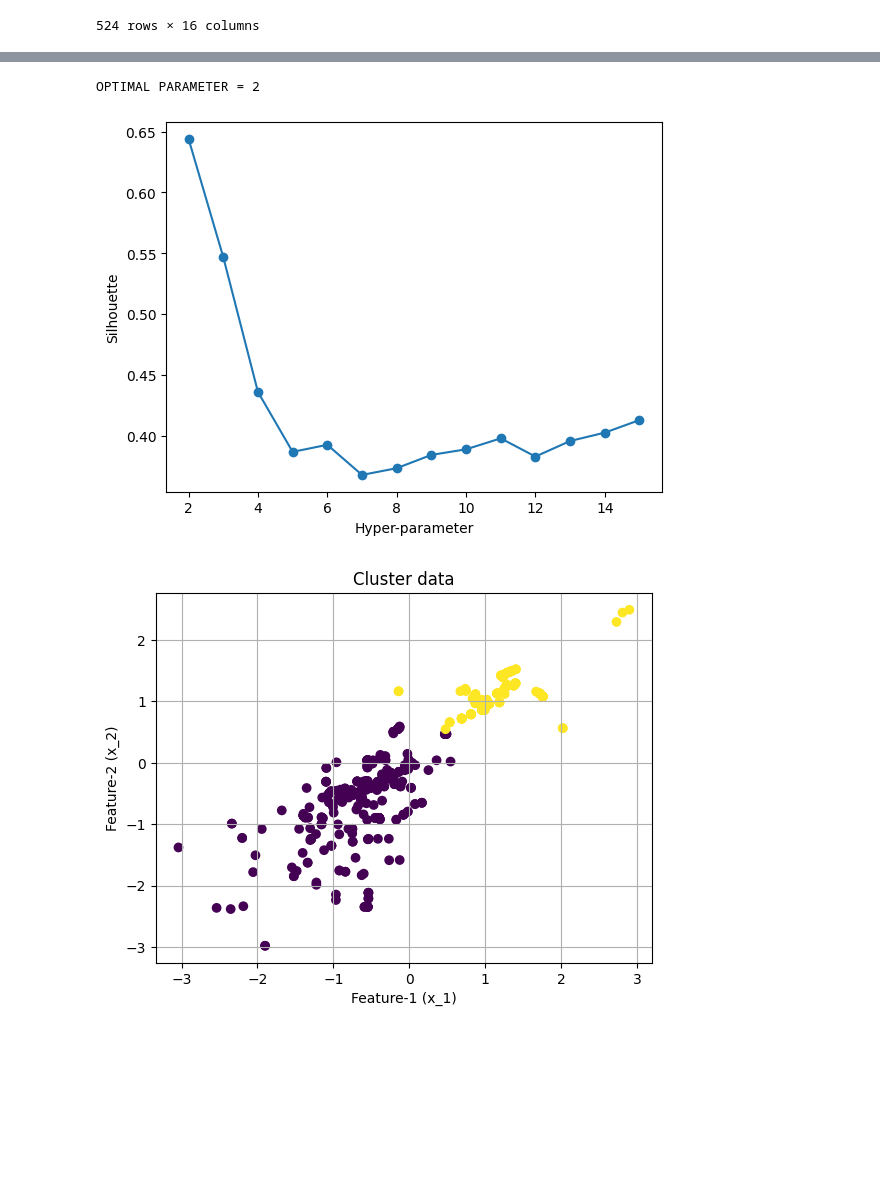
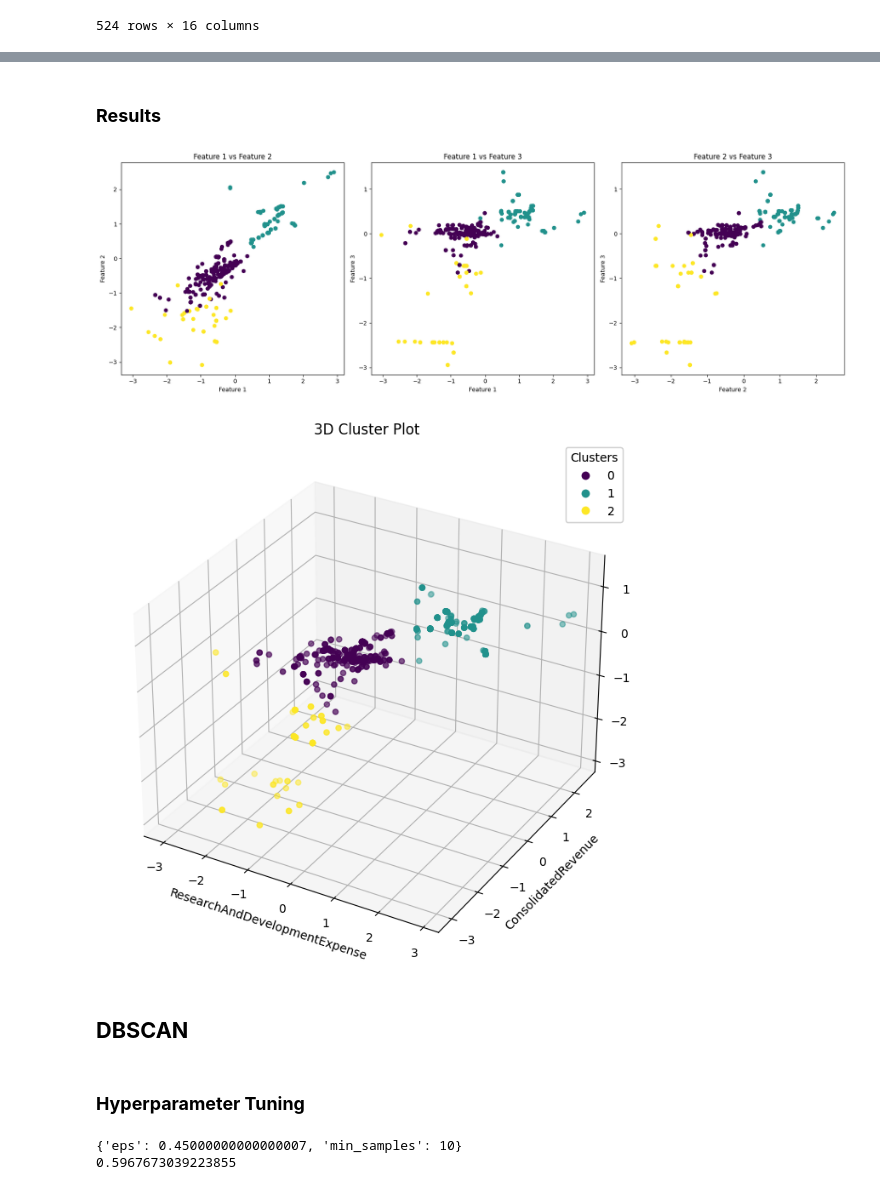
Before and after one commit to anly501/dsan-5000-project-bdools, a Jupyter notebook: DSAN-5000-Website/clustering/clustering.ipynb, the cells around one changed output, grey strips where cells are left out. Cells and saved outputs as stored; diff of their text form; code cells hidden in the pictures; blank space fills up the shorter version.

```diff
--- a/DSAN-5000-Website/clustering/clustering.ipynb
+++ b/DSAN-5000-Website/clustering/clustering.ipynb
@@ -245,7 +151,71 @@ OPTIMAL PARAMETER = 1.0
-# %%
-opt_labels=maximize_silhouette(X,algo="ag",nmax=15, i_plot=True)
-plot(X,opt_labels)
-# %% [output]
-OPTIMAL PARAMETER = 2
-[figure, removed]
-[figure, removed]
+# %% [markdown]
+### **Results**
+# %%
+from mpl_toolkits.mplot3d import Axes3D
+
+kmeans = KMeans(n_clusters=3, random_state=50, n_init="auto", init="k-means++")
+kmeans.fit(X)
+labels = kmeans.labels_
+
+# 2D Plots
+fig, axes = plt.subplots(1, 3, figsize=(18, 6))
+
+pairs = [(0, 1), (0, 2), (1, 2)]
+titles = ['Feature 1 vs Feature 2', 'Feature 1 vs Feature 3', 'Feature 2 vs Feature 3']
+
+for i, (x, y) in enumerate(pairs):
+    axes[i].scatter(X[:, x], X[:, y], c=labels, cmap='viridis', marker='o')
+    axes[i].set_xlabel(f'Feature {x + 1}')
+    axes[i].set_ylabel(f'Feature {y + 1}')
+    axes[i].set_title(titles[i])
+
+plt.tight_layout()
+plt.show()
+
+# 3D Plot
+fig = plt.figure(figsize=(14, 8))
+ax = fig.add_subplot(111, projection='3d')
+
+scatter = ax.scatter(X[:, 0], X[:, 1], X[:, 2], c=labels, marker='o')
+legend1 = ax.legend(*scatter.legend_elements(), loc="upper right", title="Clusters")
+ax.add_artist(legend1)
+
+ax.set_title('3D Cluster Plot')
+ax.set_xlabel('ResearchAndDevelopmentExpense')
+ax.set_ylabel('ConsolidatedRevenue')
+ax.set_zlabel('EarningsPerShareBasic')
+
+plt.show()
+# %% [output]
+[figure, added]
+[figure, added]
+# %% [markdown]
+## **DBSCAN**
+# %% [markdown]
+### **Hyperparameter Tuning**
+# %%
+from sklearn.cluster import DBSCAN
+from sklearn.metrics import silhouette_score
+import seaborn as sns
+
+eps_range = np.arange(.1, .5, .05)
+min_samples_range = range(3, 20)
+best_score = -1
+best_params = {'eps': None, 'min_samples': None}
+
+for eps in eps_range:
+    for min_samples in min_samples_range:
+        dbscan = DBSCAN(eps=eps, min_samples=min_samples)
+        labels = dbscan.fit_predict(X)
+        if len(set(labels)) > 1:                        # greater than 1 cluster
+            score = silhouette_score(X, labels)
+            if score > best_score:
+                best_score = score
+                best_params['eps'] = eps
+                best_params['min_samples'] = min_samples
+
+print(best_params)
+print(best_score)
+# %% [output]
+{'eps': 0.45000000000000007, 'min_samples': 10}
+0.5967673039223855
```
Also changed, not shown: parts of 19 cells of this notebook.
